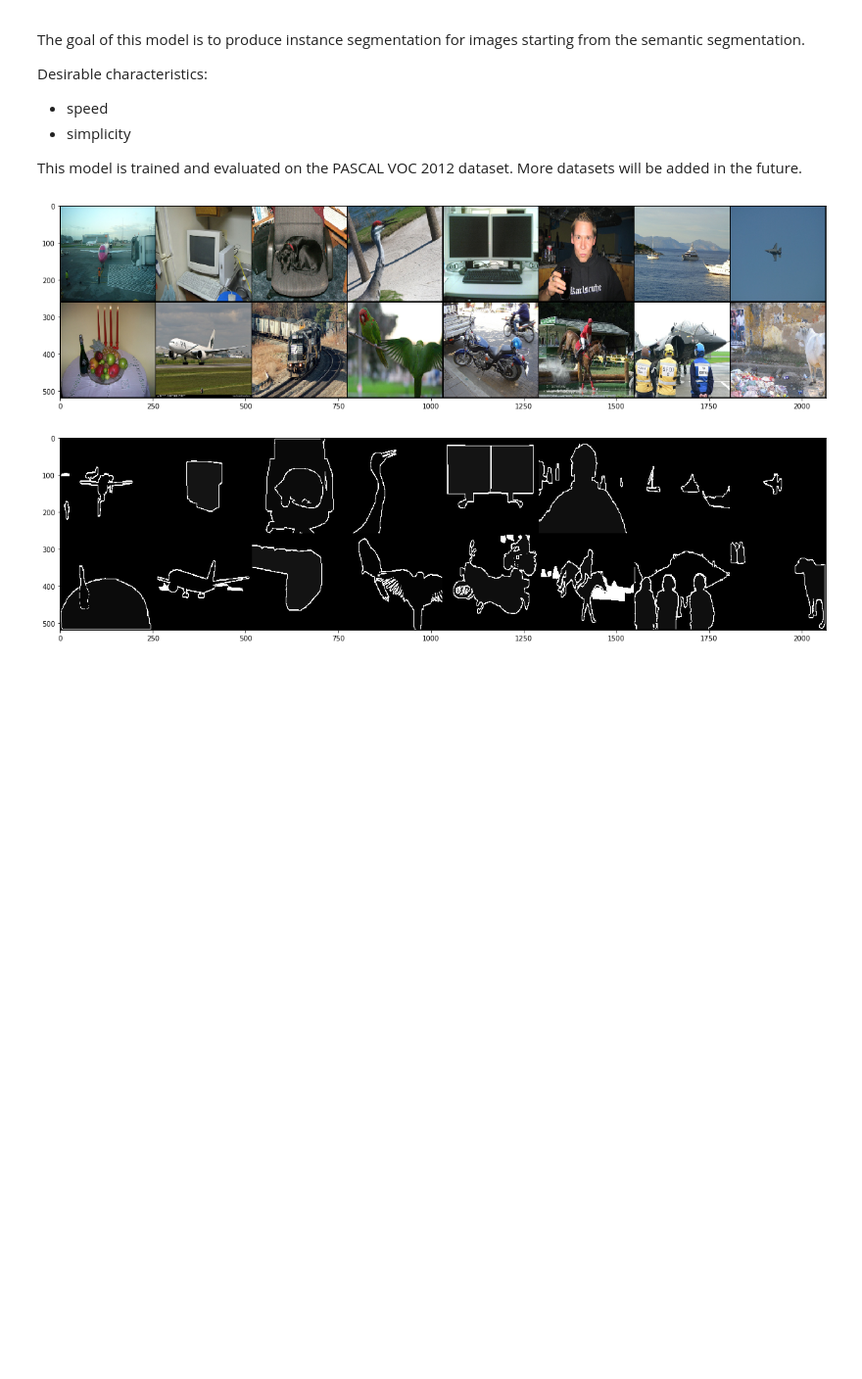
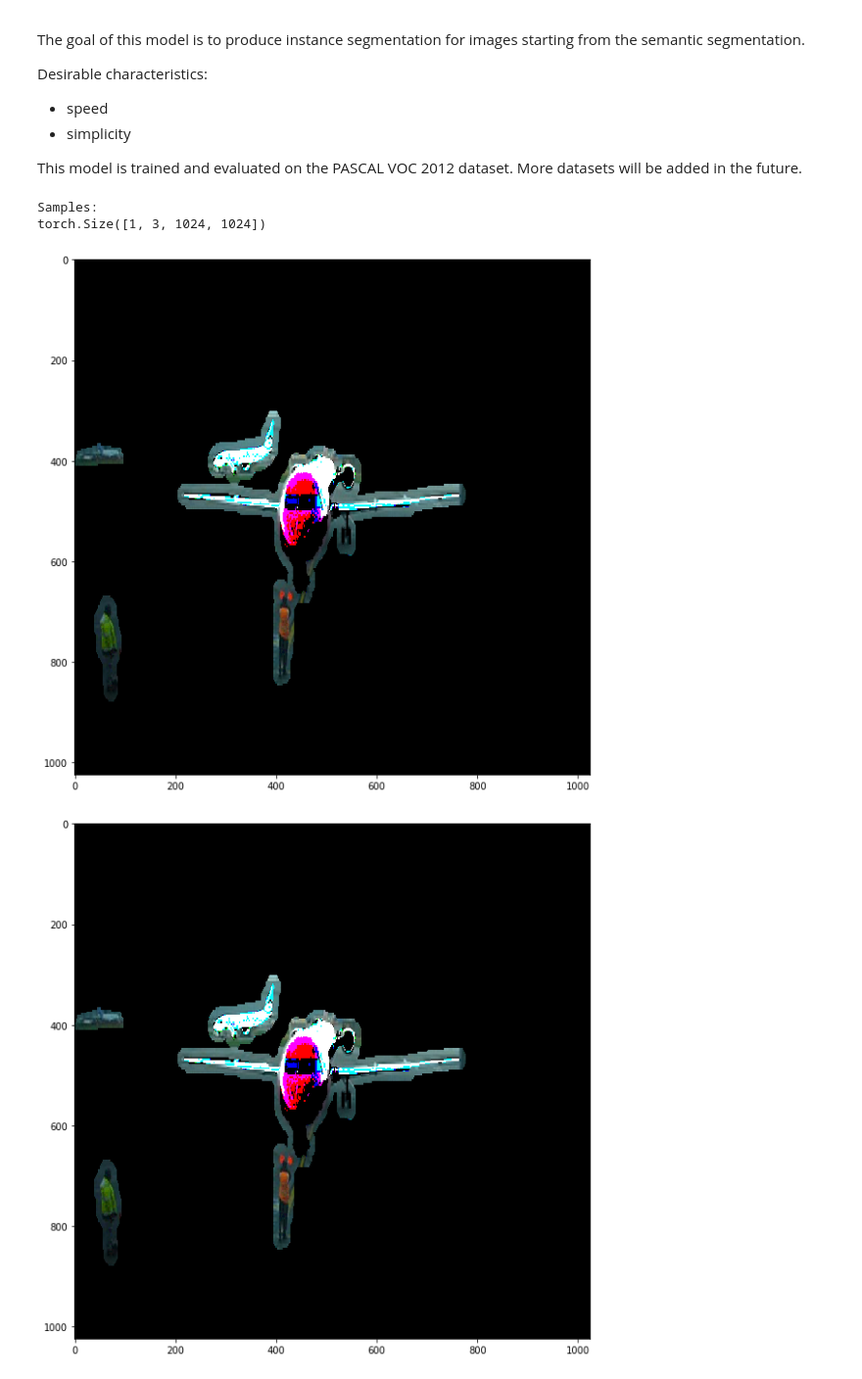
Before and after one commit to Cy-r0/MSc-thesis, a Jupyter notebook: semantic-to-instance.ipynb, the cells around one changed output. Shown: that part at 98% size. Saved outputs shown, nothing was run; the diff lists cells and outputs as text; code cells hidden in the pictures; blank space fills up the shorter version.

```diff
--- a/semantic-to-instance.ipynb
+++ b/semantic-to-instance.ipynb
@@ -32,23 +34,23 @@ plt.rcParams['figure.figsize'] = (20.0, 10.0)
 dset_root = "/home/cyrus/Documents/datasets"
 
 #dataset transform parameters
-IMG_SIZE = 256
+IMG_SIZE = 1024
 
 #create dataset transforms if any
 resize_transform = T.Compose([T.Resize((IMG_SIZE, IMG_SIZE)), T.ToTensor()])
 
 #create datasets for train and val
-VOC_train = dset.VOCSegmentation(dset_root,
-                                 image_set = "train",
-                                 transform = resize_transform,
-                                 target_transform = resize_transform)
-VOC_val = dset.VOCSegmentation(dset_root,
-                               image_set = "val",
-                               transform = resize_transform,
-                               target_transform = resize_transform)
+VOC_train = VOCClass2Object(dset_root,
+                            image_set = "train",
+                            transform = resize_transform,
+                            target_transform = resize_transform)
+VOC_val = VOCClass2Object(dset_root,
+                          image_set = "val",
+                          transform = resize_transform,
+                          target_transform = resize_transform)
 
 #dataloader parameters
-batch_size = 16
+batch_size = 1
 n_workers = 1
 
 #create dataloaders
@@ -66,18 +68,31 @@ loader_val = DataLoader(VOC_val,
 # %%
 #get an example batch from the training set
 dataiter = iter(loader_train)
 samples, labels = next(dataiter)
 
-#plot samples
-grid = torchvision.utils.make_grid(samples)
+plt.rcParams['figure.figsize'] = (20.0, 10.0)
+
+print("Samples:")
+#plot samples (separating rgb and alpha)
+samples_rgb = samples[:, 0:3, :, :]
+samples_alpha = samples[:, 3:4, :, :]
+print(samples_rgb.shape)
+plt.imshow(np.transpose(np.squeeze(samples_rgb), (1,2,0)))
+plt.show()
+grid = torchvision.utils.make_grid(samples_rgb, pad_value = 1.0)
 plt.imshow(np.transpose(grid, (1,2,0)))
 plt.show()
-#plot labels
-grid = torchvision.utils.make_grid(labels)
+grid = torchvision.utils.make_grid(samples_alpha, pad_value = 1.0)
 plt.imshow(np.transpose(grid, (1,2,0)))
 plt.show()
 
-#NOTA BENE: these are class segmentation images, NOT INSTANCE!
+print("Labels:")
+#plot labels
+grid = torchvision.utils.make_grid(labels, pad_value = 1.0)
+plt.imshow(np.transpose(grid, (1,2,0)))
+plt.show()
 # %% [output]
+Samples:
+torch.Size([1, 3, 1024, 1024])
-[figure, old version]
+[figure, new version]
-[figure, old version]
+[figure, new version]
```
Also changed, not shown: parts of 4 cells of this notebook, 1 other file.
